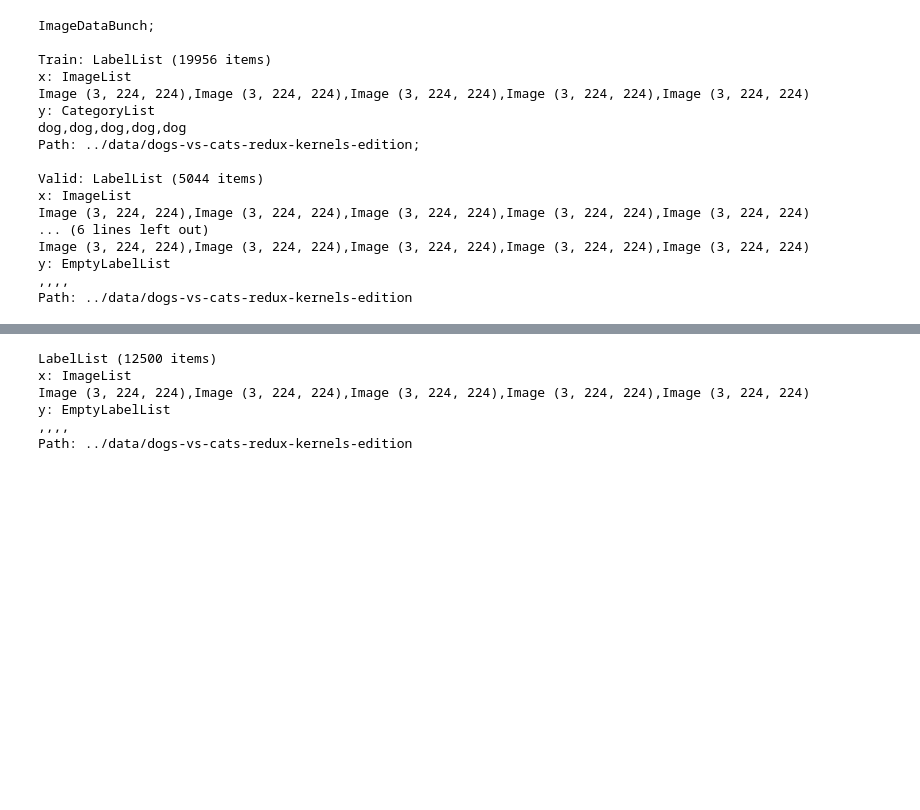
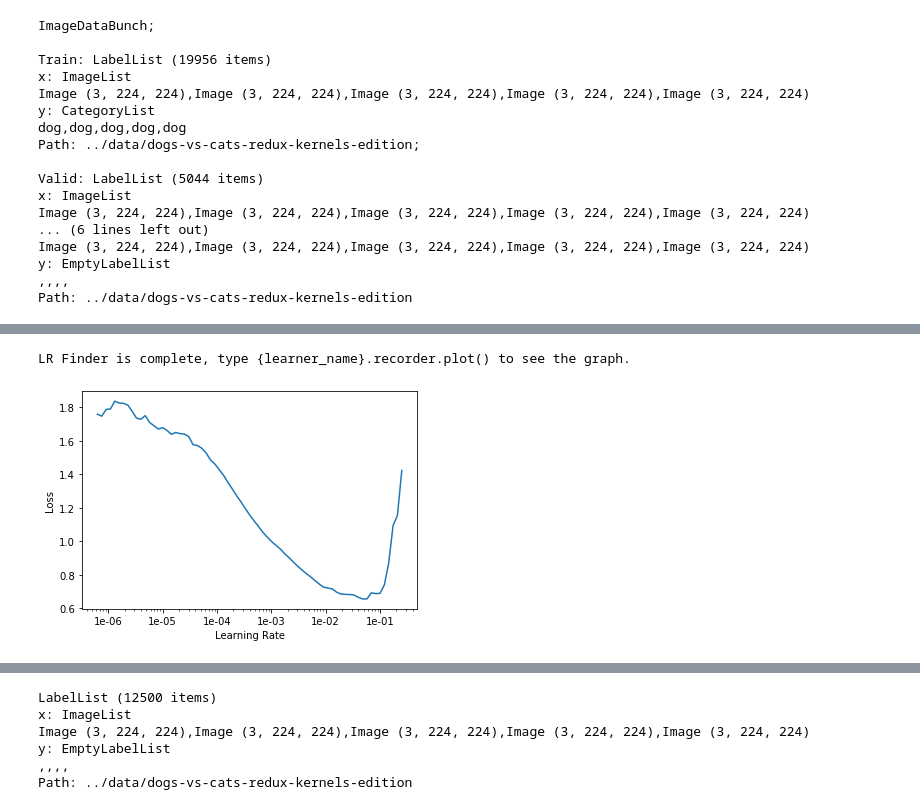
Before and after one commit to kaipak/fastai-notebooks, a Jupyter notebook: notebooks/lesson1-dogs-vs-cats-redux.ipynb, the cells around one changed output, grey strips where cells are left out. Cells and saved outputs as stored; diff of their text form; code cells hidden in the pictures; blank space fills up the shorter version.

```diff
--- a/notebooks/lesson1-dogs-vs-cats-redux.ipynb
+++ b/notebooks/lesson1-dogs-vs-cats-redux.ipynb
@@ -59,2 +64,6 @@ Path: ../data/dogs-vs-cats-redux-kernels-edition
 # %%
 learn = cnn_learner(data, models.resnet50, metrics=[accuracy, error_rate])
+# %%
+learn.lr_find()
+learn.recorder.plot()
+# %% [output]
@@ -61 +71,3 @@ learn = cnn_learner(data, models.resnet50, metrics=[accuracy, error_rate])
+LR Finder is complete, type {learner_name}.recorder.plot() to see the graph.
+[figure, added]
 # %%
```
Also changed, not shown: parts of 18 cells of this notebook, 1 other file.
